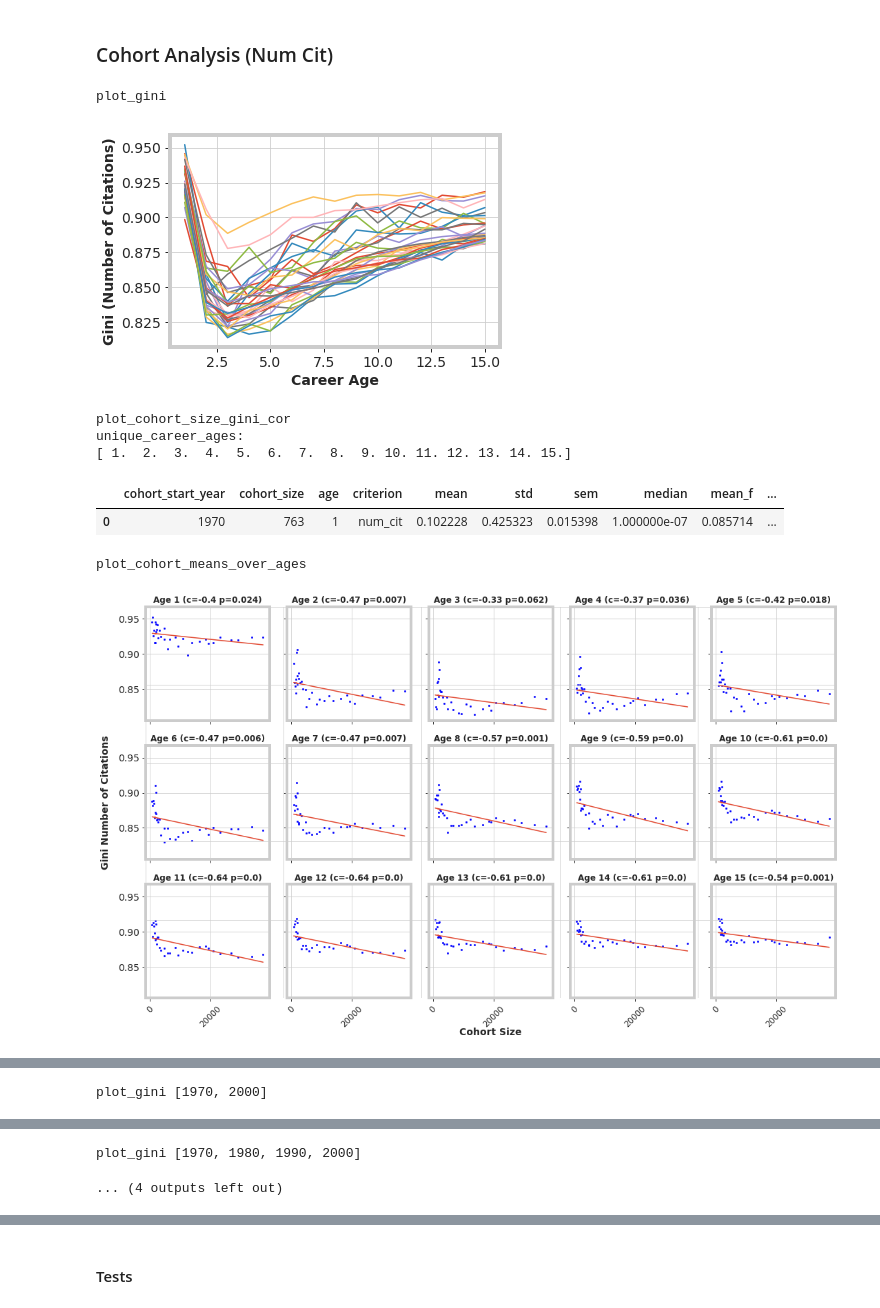
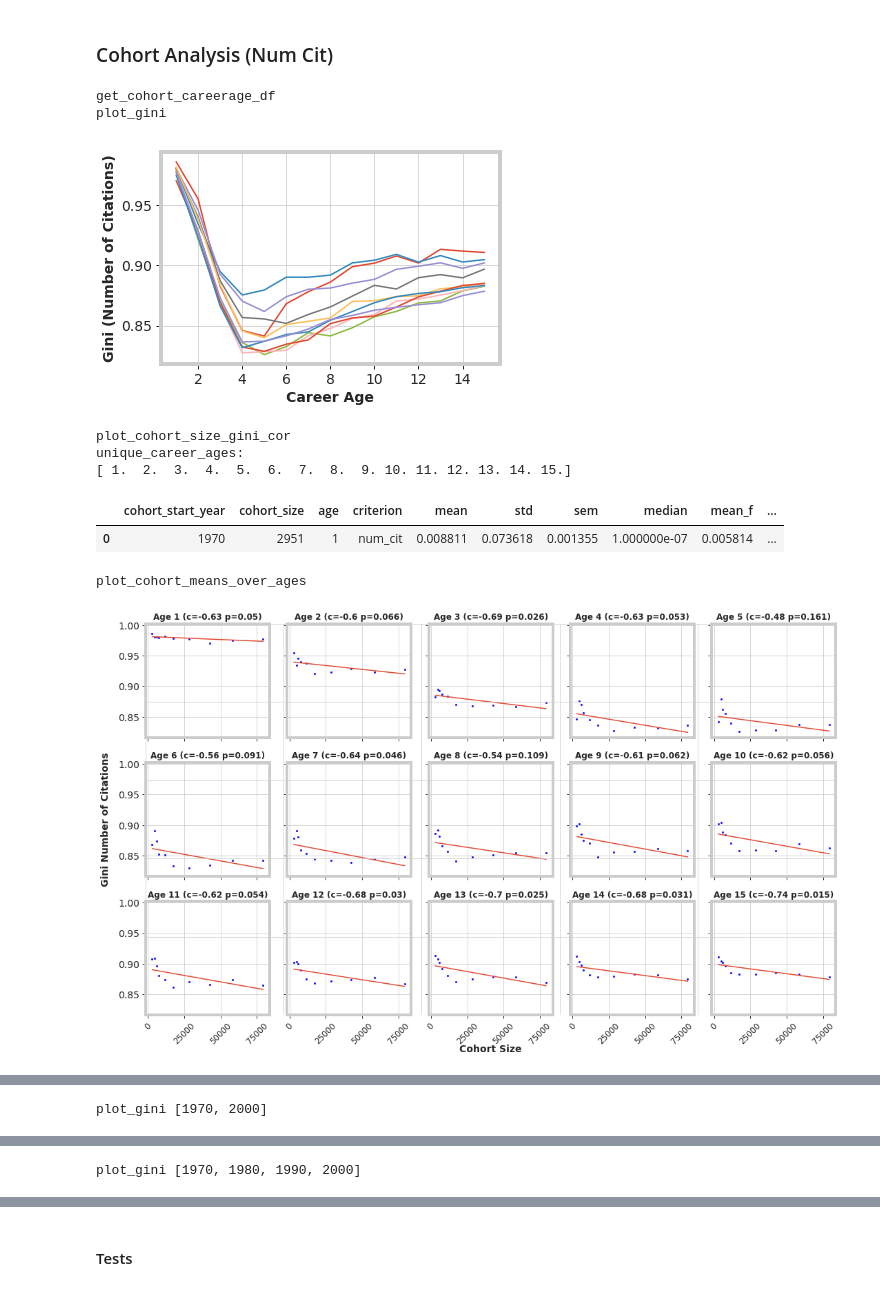
Before and after one commit to gesiscss/inequality, a Jupyter notebook: 2.Cohort analysis - citations.ipynb, the cells around one changed output, grey strips where cells are left out. Saved outputs shown, nothing was run; the diff lists cells and outputs as text; code cells hidden in the pictures.

```diff
--- a/2.Cohort analysis - citations.ipynb
+++ b/2.Cohort analysis - citations.ipynb
@@ -125,7 +83,7 @@ groupByYearData.shape
 # %%
 years = authorCitationsData['year'].unique()
 years = sorted(years)
-print(years)
-
+skip_overlaping_years = False
 cohort_start_years = [y for y in years if y < (END_YEAR - MAX_CAREER_LENGTH_COHORT)]
+print(cohort_start_years)
 # %% [output]
@@ -133,3 +91,6 @@ cohort_start_years = [y for y in years if y < (END_YEAR - MAX_CAREER_LENGTH_COHO
+# %%
+step = 3
+cohort_start_years = list(range(years[0], END_YEAR - MAX_CAREER_LENGTH_COHORT + step, step))
 # %%
 from importlib import reload
 reload(plot)
@@ -149,14 +110,16 @@ print(groupByYearData[groupByYearData["author"] == '(max) zong-ming cheng'])
 # %% [markdown]
 ### Cohort Analysis (Num Cit)
 # %%
-plot.run_cohort_analysis(authorCitationsData, cohort_start_years, MAX_CAREER_LENGTH_COHORT, "num_cit", "Number of Citations", authorStartEndCareerData)
+plot.run_cohort_analysis(authorCitationsData, cohort_start_years, MAX_CAREER_LENGTH_COHORT, "num_cit",
+                         "Number of Citations", authorStartEndCareerData, skip_overlaping_years)
 # %% [output]
+get_cohort_careerage_df
 plot_gini
-[figure, old version]
+[figure, new version]
 plot_cohort_size_gini_cor
 unique_career_ages:
 [ 1.  2.  3.  4.  5.  6.  7.  8.  9. 10. 11. 12. 13. 14. 15.]
 |  | cohort_start_year | cohort_size | age | criterion | mean | std | sem | median | mean_f | ... |
-| 0 | 1970 | 763 | 1 | num_cit | 0.102228 | 0.425323 | 0.015398 | 1.000000e-07 | 0.085714 | ... |
+| 0 | 1970 | 2951 | 1 | num_cit | 0.008811 | 0.073618 | 0.001355 | 1.000000e-07 | 0.005814 | ... |
 plot_cohort_means_over_ages
-[figure, old version]
+[figure, new version]
@@ -168,2 +131 @@ plot_gini [1970, 2000]
 plot_gini [1970, 1980, 1990, 2000]
-... (4 outputs left out)
```
Also changed, not shown: parts of 27 cells of this notebook, 3 other files.
